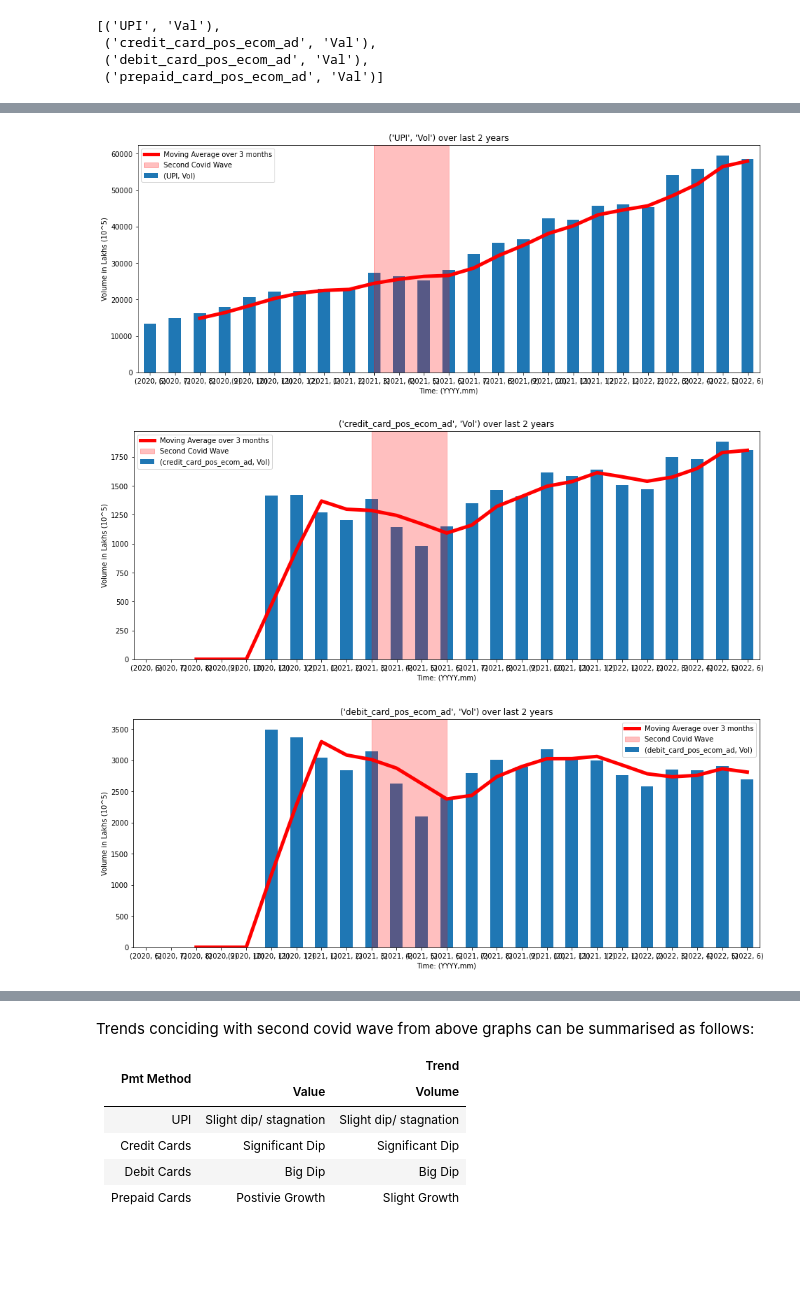
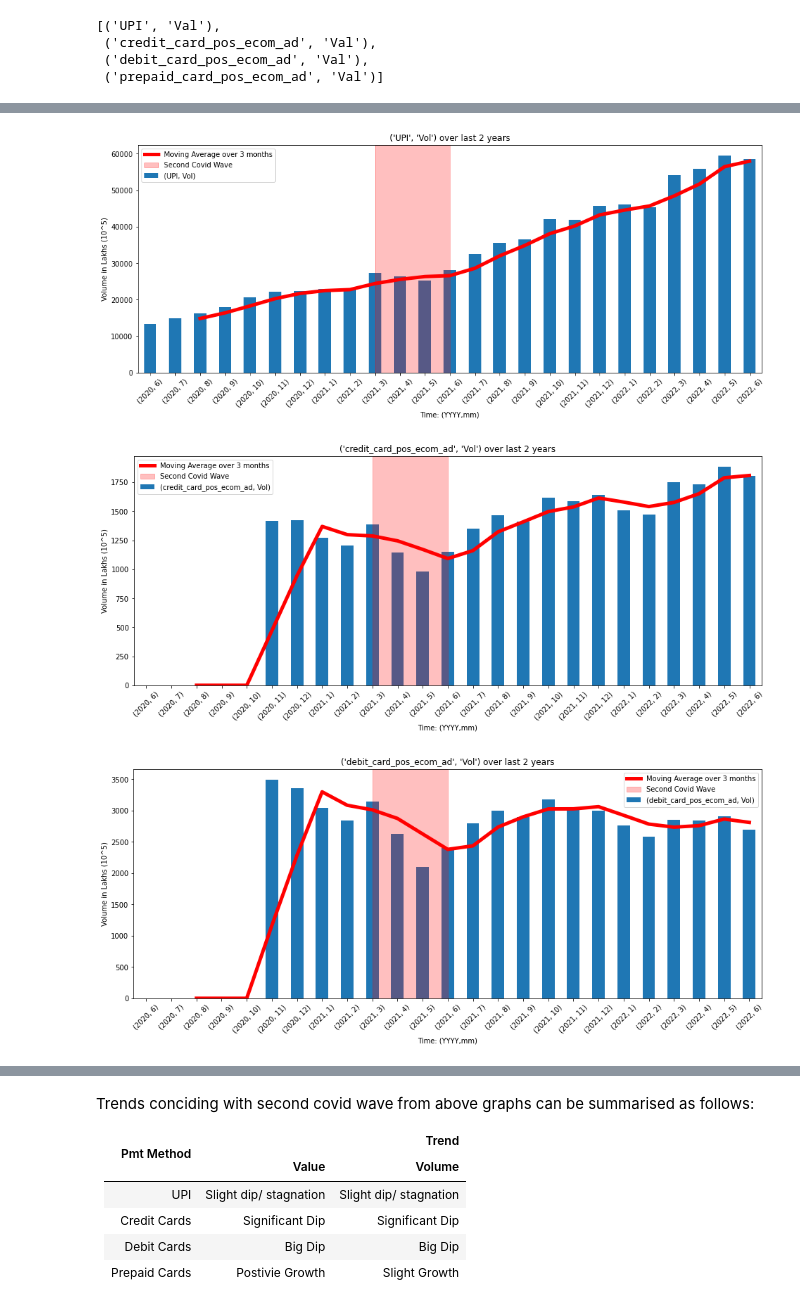
Before and after one commit to ashish1610dhiman/rbi_pmts_data, a Jupyter notebook: notebooks/b.0_ques1_analysis.ipynb, the cells around one changed output, grey strips where cells are left out. Cells and saved outputs as stored; diff of their text form; code cells hidden in the pictures; blank space fills up the shorter version.

```diff
--- a/notebooks/b.0_ques1_analysis.ipynb
+++ b/notebooks/b.0_ques1_analysis.ipynb
@@ -264,8 +264,8 @@ val_cols
  ('prepaid_card_pos_ecom_ad', 'Val')]
 # %%
 for col_i in val_cols:
-    ax = monthly_total_pmts[col_i].plot(kind = "bar", figsize=(16,6), title = f"{col_i} over last 2 years")
-    monthly_total_pmts_ma[col_i].plot(color = "red", lw = 5, label = "Moving Average over 3 months")
+    ax = monthly_total_pmts[col_i].plot(kind = "bar", figsize=(16,6), title = f"{col_i} over last 2 years", rot=45)
+    monthly_total_pmts_ma[col_i].plot(color = "red", lw = 5, label = "Moving Average over 3 months", rot=45)
     ax.set_ylabel("Value in INR Crores")
     ax.set_xlabel("Time: (YYYY,mm)")
     ax.axvspan(9,12,alpha = 0.25,color = "red", label = "Second Covid Wave")
@@ -279,13 +279,13 @@ for col_i in val_cols:
 # %%
 for col_i in vol_cols:
-    ax = monthly_total_pmts[col_i].plot(kind = "bar", figsize=(16,6), title = f"{col_i} over last 2 years")
-    monthly_total_pmts_ma[col_i].plot(color = "red", lw = 5, label = "Moving Average over 3 months")
+    ax = monthly_total_pmts[col_i].plot(kind = "bar", figsize=(16,6), title = f"{col_i} over last 2 years", rot=45)
+    monthly_total_pmts_ma[col_i].plot(color = "red", lw = 5, label = "Moving Average over 3 months", rot=45)
     ax.set_ylabel("Volume in Lakhs (10^5)")
     ax.set_xlabel("Time: (YYYY,mm)")
     ax.axvspan(9,12,alpha = 0.25,color = "red", label = "Second Covid Wave")
     ax.legend()
     plt.show()
 # %% [output]
-[figure, old version]
+[figure, new version]
-[figure, old version]
+[figure, new version]
-[figure, old version]
+[figure, new version]
```
Also changed, not shown: parts of 3 cells of this notebook, 5 other files.
